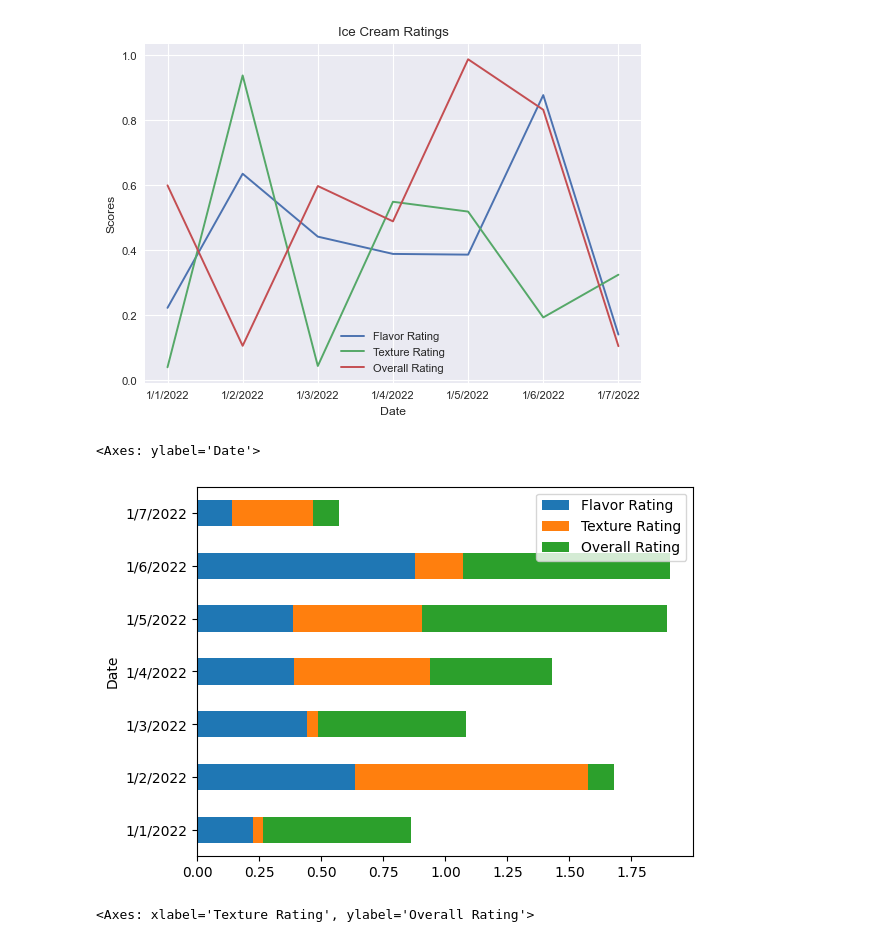
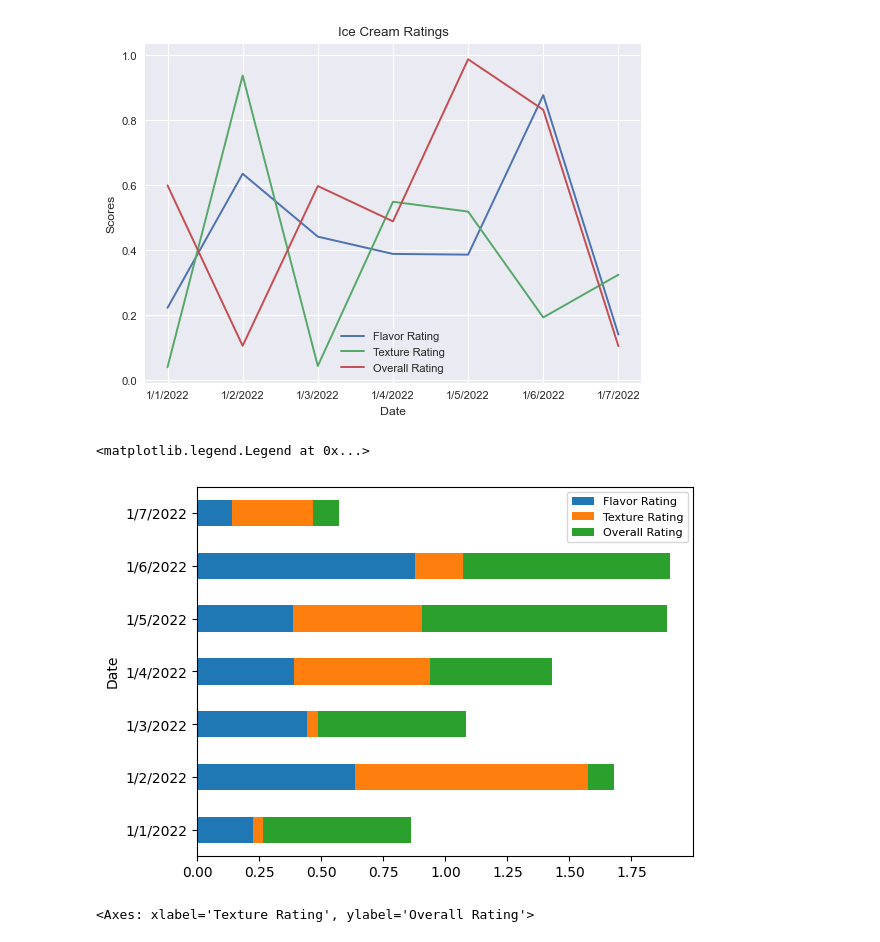
Before and after one commit to pvslav/portfolio, a Jupyter notebook: Python/pandas_fundamentals.ipynb, the cells around one changed output. Saved outputs shown, nothing was run; the diff lists cells and outputs as text; code cells hidden in the pictures.

```diff
--- a/Python/pandas_fundamentals.ipynb
+++ b/Python/pandas_fundamentals.ipynb
@@ -624,9 +624,10 @@ df.plot(kind = 'line', title = 'Ice Cream Ratings', xlabel = 'Date', ylabel = 'S
 [figure]
 # %%
 df.plot(kind='barh', stacked = True)
+plt.legend(loc='upper right', fontsize=8)
 # %% [output]
-<Axes: ylabel='Date'>
+<matplotlib.legend.Legend at 0x...>
-[figure, old version]
+[figure, new version]
 # %%
 df.plot.scatter(x = 'Texture Rating', y = 'Overall Rating', s = 300, c = 'green')
 # %% [output]
```
Also changed, not shown: parts of 3 cells of this notebook.
